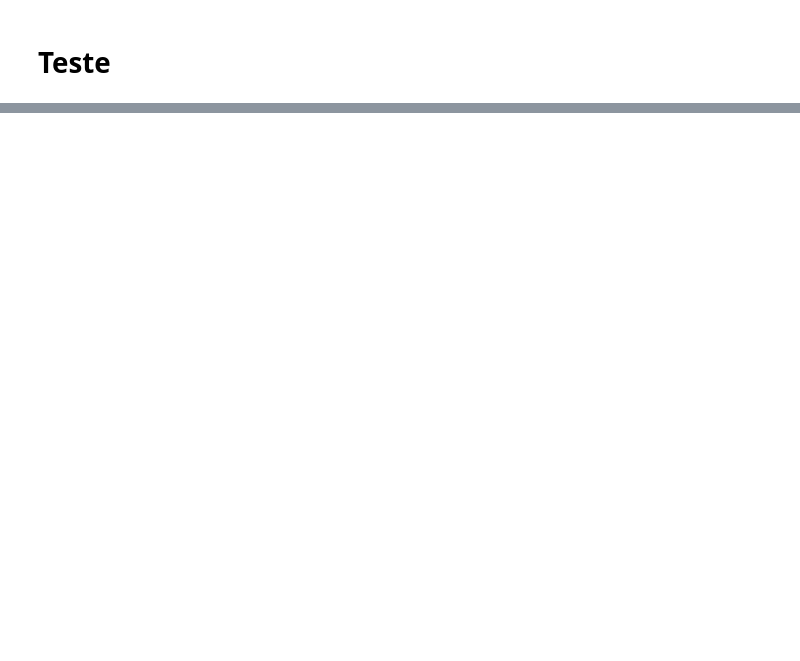
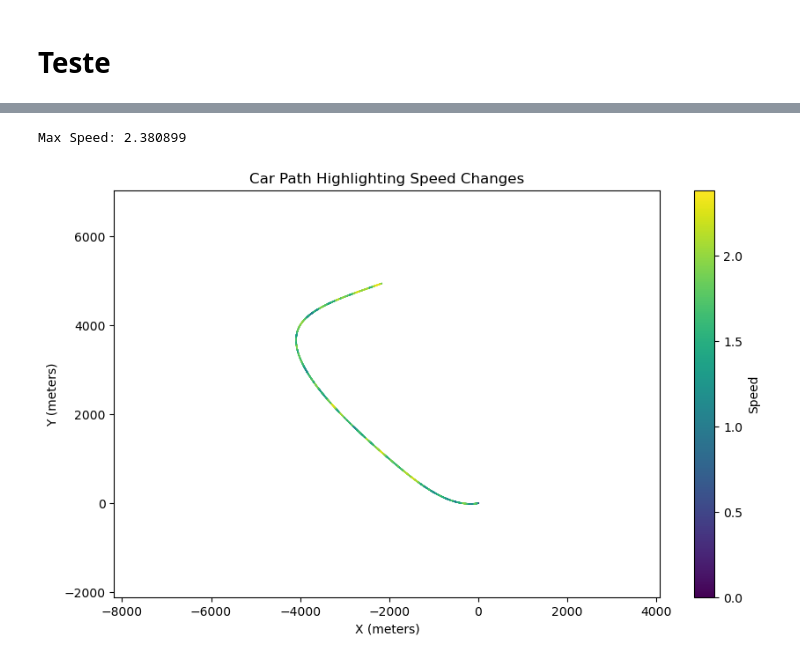
Before and after one commit to Nielo-47/ICA, a Jupyter notebook: fuzzy_dc_motor.ipynb, the cells around one changed output, grey strips where cells are left out. Saved outputs shown, nothing was run; the diff lists cells and outputs as text; code cells hidden in the pictures; blank space fills up the shorter version.

```diff
--- a/fuzzy_dc_motor.ipynb
+++ b/fuzzy_dc_motor.ipynb
@@ -418,0 +589,28 @@ TypeError: list indices must be integers or slices, not tuple
+# %%
+print("Max Speed:", car.state["Speed"].max())
+# Extract speed data from the car state
+speeds = car.state["Speed"].values
+
+# Normalize speeds for color mapping
+norm_speeds = (speeds - speeds.min()) / (speeds.max() - speeds.min())
+
+# Create a plot with color representing speed
+plt.figure(figsize=(10, 6))
+for i in range(len(car_path) - 1):
+    plt.plot(car_path[i:i+2, 0], car_path[i:i+2, 1], color=plt.cm.viridis(norm_speeds[i]), linewidth=1)
+
+# Create a ScalarMappable object for the colorbar
+sm = plt.cm.ScalarMappable(cmap='viridis', norm=plt.Normalize(vmin=speeds.min(), vmax=speeds.max()))
+sm.set_array([])  # Only needed for older versions of matplotlib
+
+plt.colorbar(sm, ax=plt.gca(), label='Speed')
+plt.title("Car Path Highlighting Speed Changes")
+plt.xlabel("X (meters)")
+plt.ylabel("Y (meters)")
+plt.axis("equal")
+plt.xlim(xlim)
+plt.ylim(ylim)
+plt.show()
+# %% [output]
+Max Speed: 2.380899
+[figure, added]
```
Also changed, not shown: parts of 9 cells of this notebook.
